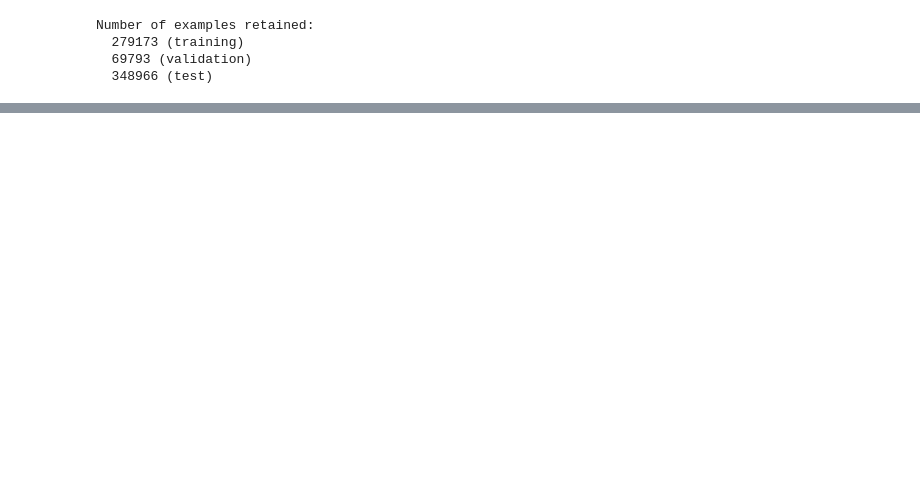
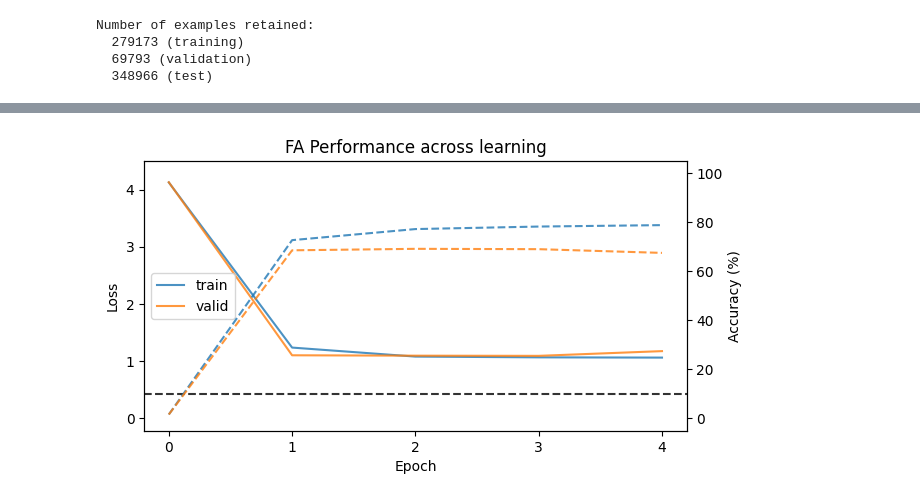
Before and after one commit to manisetayesh/predictive-feedback, a Jupyter notebook: testing/hybrid.ipynb, the cells around one changed output, grey strips where cells are left out. Drawn from its saved outputs; the diff is of its cells as text; code cells hidden in the pictures; blank space fills up the shorter version.

```diff
--- a/testing/hybrid.ipynb
+++ b/testing/hybrid.ipynb
@@ -226,0 +632,3 @@ Test Accuracy: 68.47%
+# %%
+plot_results(subset_m2, prefix="m2_", model='FA')
+# %% [output]
@@ -226,0 +636 @@ Test Accuracy: 68.47%
+[figure, added]
```
Also changed, not shown: parts of 16 cells of this notebook, 2 other files.
